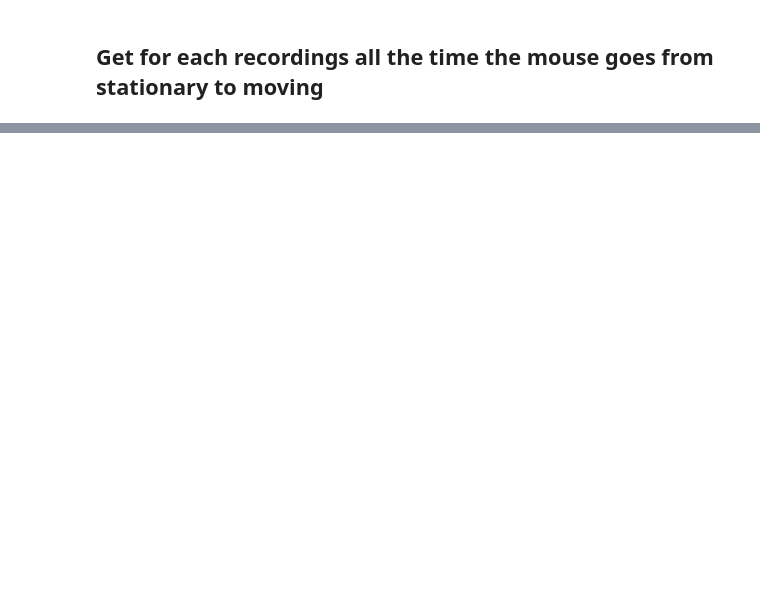
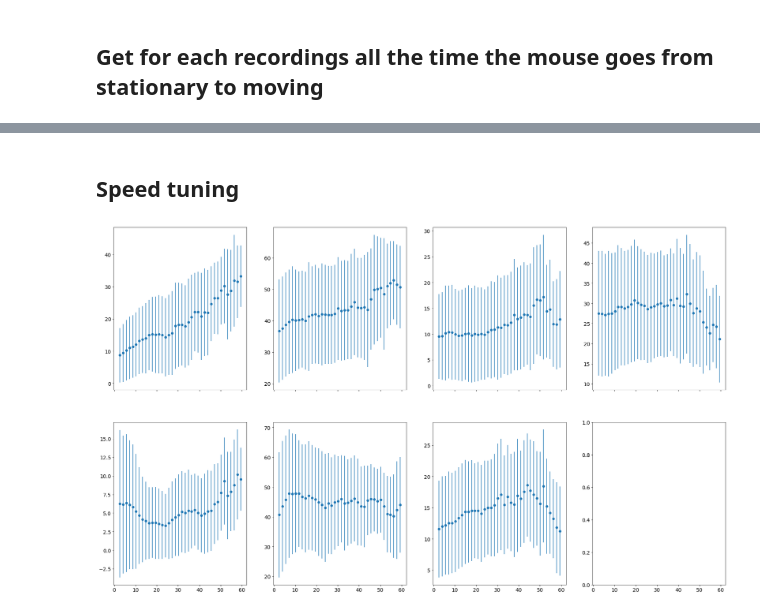
Before and after one commit to Egzona66/APA_setup, a Jupyter notebook: electrophysiology/dev.ipynb, the cells around one changed output, grey strips where cells are left out. Drawn from its saved outputs; the diff is of its cells as text; code cells hidden in the pictures; blank space fills up the shorter version.

```diff
--- a/electrophysiology/dev.ipynb
+++ b/electrophysiology/dev.ipynb
@@ -121,0 +218,35 @@ sigma
+# %% [markdown]
+## Speed tuning
+# %%
+smoothing = 251
+v = rolling_mean(tracking.v, smoothing)
+counts, bin_edges = np.histogram(tracking.v, bins=50)
+
+v = tracking.v
+
+
+figsize = (30, 18)
+units_names = units.columns
+nrows, ncols = calc_nrows_ncols(len(units_names), aspect=(24, 18))
+f, axes = plt.subplots(nrows, ncols, figsize=figsize, sharex=True, sharey=False)
+axes = axes.flatten()
+
+
+for i, (name, ax) in enumerate(zip(units_names, axes)):
+    activity = rolling_mean(units[name].values, smoothing)
+
+    x, y, sigma = [], [], []
+    for n, (l, h) in enumerate(zip(bin_edges[1:], bin_edges[2:])):
+        if counts[n] < 1000:
+            continue
+        x.append(h-l/2 + l)
+
+        vals = activity[(v >l)&(v < h)]
+        y.append(np.mean(vals))
+        sigma.append(np.std(vals)
+        )
+
+
+    ax.errorbar(x, y, yerr=sigma, fmt="o")
+# %% [output]
+[figure, added]
```
Also changed, not shown: parts of 9 cells of this notebook, 1 other file.
